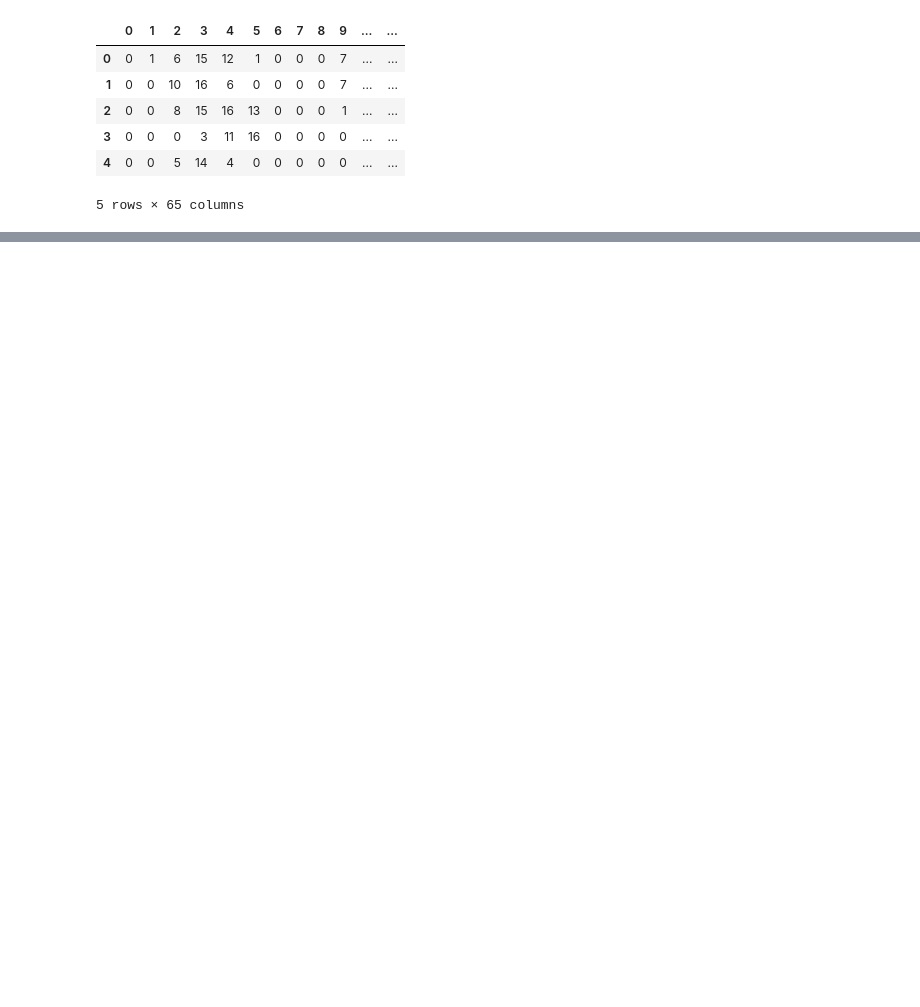
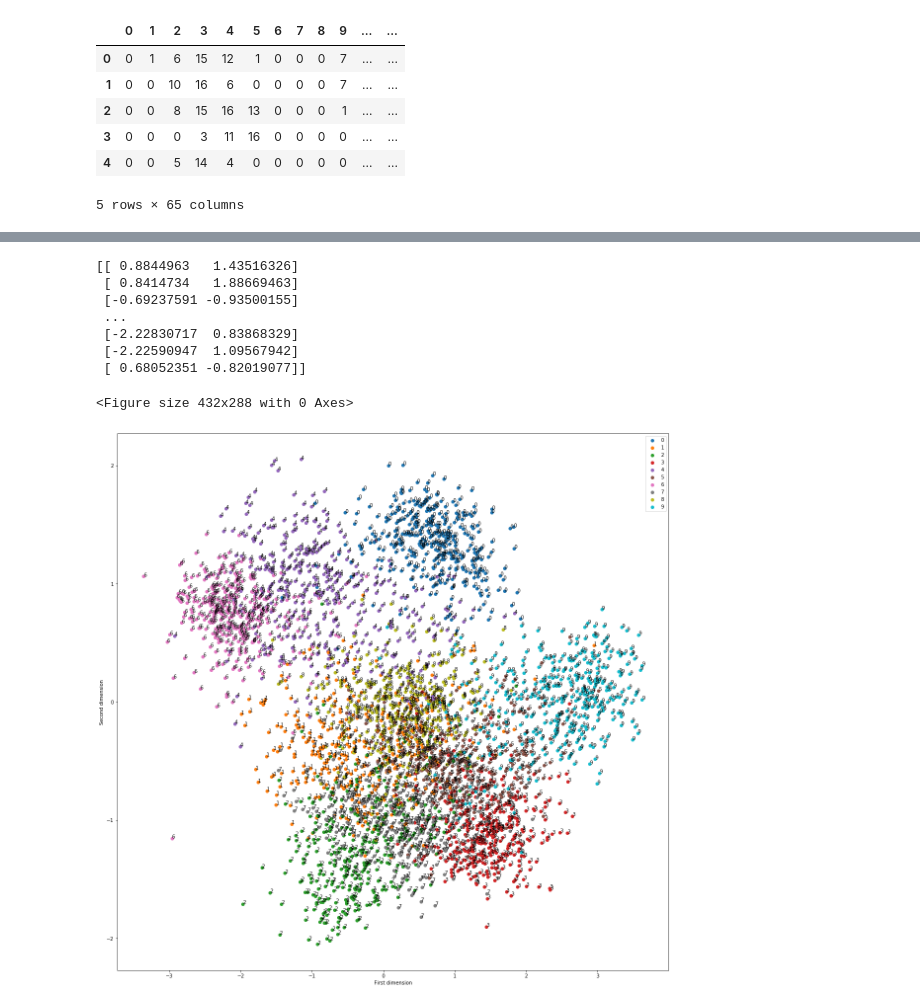
Before and after one commit to Mayur619/Handwritten-Digit-Recognition, a Jupyter notebook: Hw2.ipynb, the cells around one changed output, grey strips where cells are left out. Drawn from its saved outputs; the diff is of its cells as text; code cells hidden in the pictures; blank space fills up the shorter version.

```diff
--- a/Hw2.ipynb
+++ b/Hw2.ipynb
@@ -87,0 +128,51 @@ plt.show()
+# %%
+class LDA:
+    def __init__(self,n_components=2):
+        self.n_components=n_components
+        self.means=None
+        self.components=None
+    def fit(self,x_train,y_train):
+        no_of_features=x_train.shape[1]
+        self.means=np.zeros((no_of_features,no_of_features))
+        S_B=np.zeros((no_of_features,no_of_features))
+        S_W=np.zeros((no_of_features,no_of_features))
+        for i in np.unique(y_train):
+            self.means[i]=np.mean(x_train[y_train==i],axis=0)
+            matrix=np.zeros((no_of_features,no_of_features))
+            for row in x_train[y_train==i]:
+                row=row.reshape((no_of_features,1))
+                mean=self.means[i].reshape((no_of_features,1))
+                matrix+=((row-mean).dot((row-mean).T))
+            S_W+=matrix
+        overall_mean=np.mean(x_train,axis=0)
+        overall_mean=mean.reshape((no_of_features,1))
+        for i in np.unique(y_train):
+            mean_i=self.means[i].reshape((no_of_features,1))
+            n=len(x_train[y_train==i])
+            S_B+=(n*(mean_i-overall_mean).dot((mean_i-overall_mean).T))
+        eigen_values,eigen_vectors=np.linalg.eig(np.dot(np.linalg.inv(S_W),S_B))
+        eigen_vectors=eigen_vectors.real
+        self.components=eigen_vectors[:,eigen_values.argsort()[::-1]]
+    def transform(self,x_train):
+        W=self.components[:,:self.n_components]
+        return np.dot(x_train,W)
+# %%
+ld=LDA()
+ld.fit(x_train,y_train)
+reduced_data=ld.transform(x_train)
+print(reduced_data)
+plot_data(reduced_data,y_train)
+from sklearn.discriminant_analysis import LinearDiscriminantAnalysis
+lda=LinearDiscriminantAnalysis(n_components=2)
+x=lda.fit_transform(x_train,y_train)
+#plot_data(x,y_train)
+# %% [output]
+[[ 0.8844963   1.43516326]
+ [ 0.8414734   1.88669463]
+ [-0.69237591 -0.93500155]
+ ...
+ [-2.22830717  0.83868329]
+ [-2.22590947  1.09567942]
+ [ 0.68052351 -0.82019077]]
+<Figure size 432x288 with 0 Axes>
+[figure, added]
```
Also changed, not shown: parts of 9 cells of this notebook.
